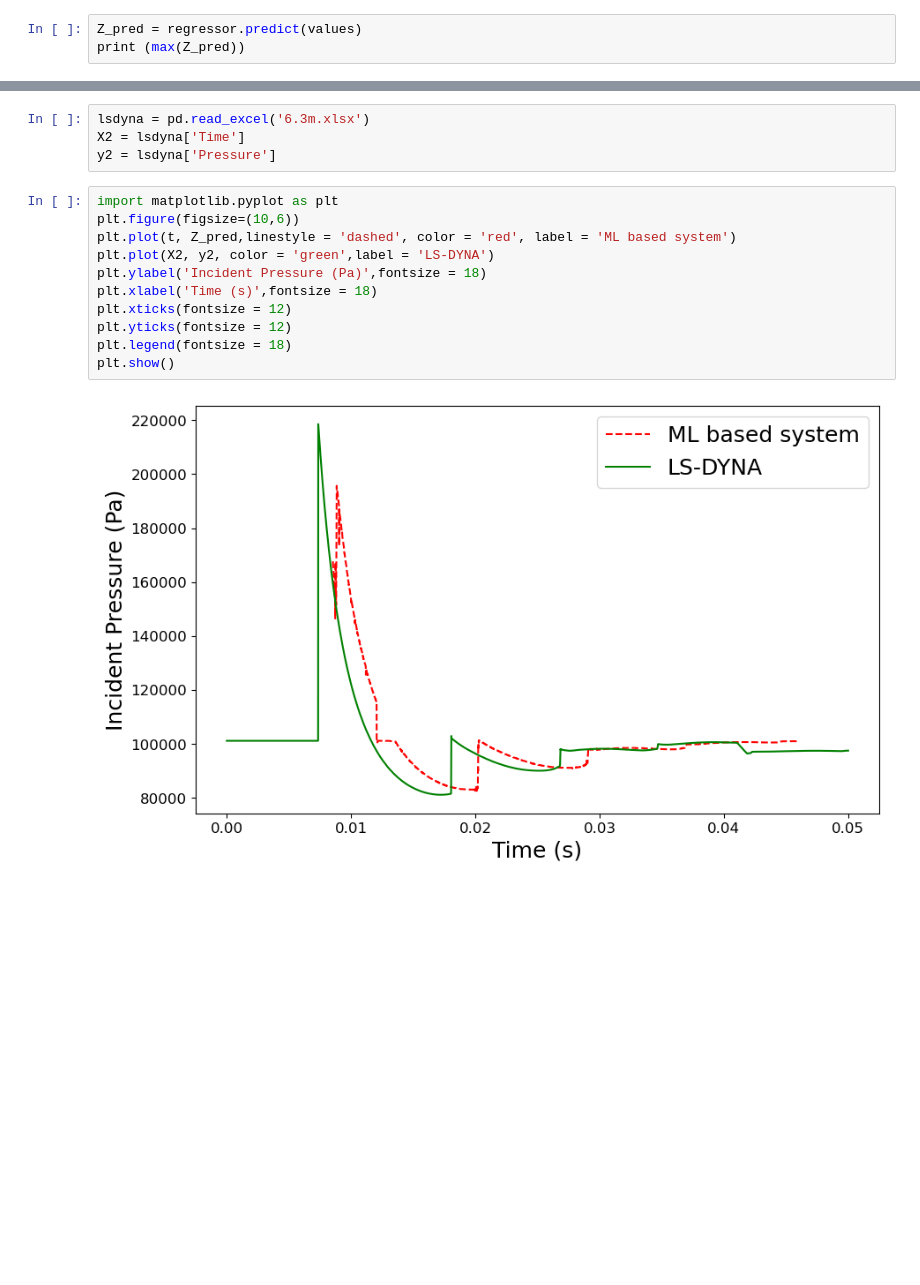
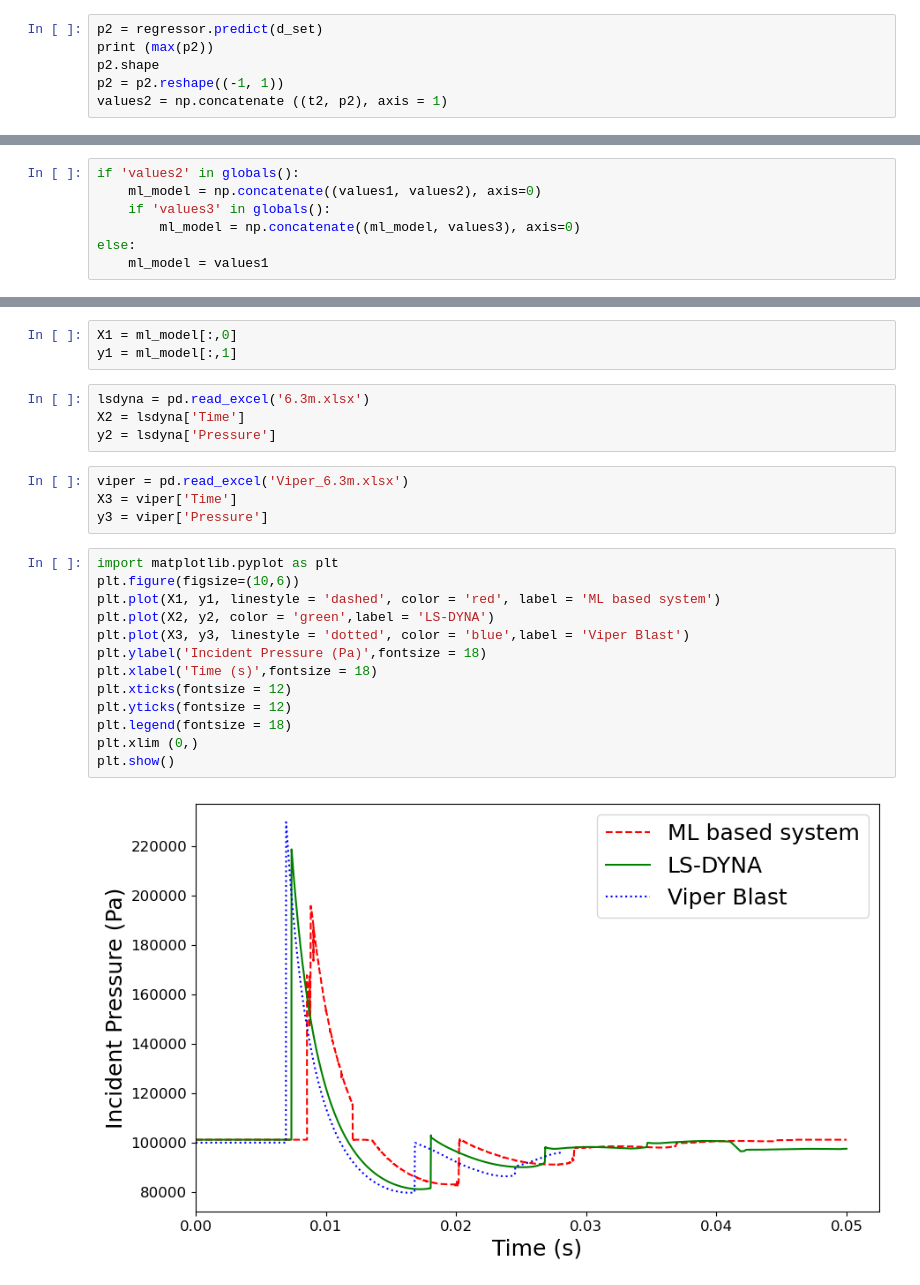
Before and after one commit to ChamodiWidanage/Pressure_history, a Jupyter notebook: Pressure_profiles_codes_sectioned_regression/XGBoost_14.ipynb, the cells around one changed output, grey strips where cells are left out. Cells and saved outputs as stored; diff of their text form; blank space fills up the shorter version.

```diff
--- a/Pressure_profiles_codes_sectioned_regression/XGBoost_14.ipynb
+++ b/Pressure_profiles_codes_sectioned_regression/XGBoost_14.ipynb
@@ -623,5 +665,8 @@ print (values)
 # %%
-Z_pred = regressor.predict(values)
-print (max(Z_pred))
+p2 = regressor.predict(d_set)
+print (max(p2))
+p2.shape
+p2 = p2.reshape((-1, 1))
+values2 = np.concatenate ((t2, p2), axis = 1)
 # %% [output]
 195711.47
@@ -627,0 +675,7 @@ print (max(Z_pred))
+# %%
+if 'values2' in globals():
+    ml_model = np.concatenate((values1, values2), axis=0)
+    if 'values3' in globals():
+        ml_model = np.concatenate((ml_model, values3), axis=0)
+else:
+    ml_model = values1
@@ -628,17 +684,26 @@ print (max(Z_pred))
+# %%
+X1 = ml_model[:,0]
+y1 = ml_model[:,1]
 # %%
 lsdyna = pd.read_excel('6.3m.xlsx')
 X2 = lsdyna['Time']
 y2 = lsdyna['Pressure']
+# %%
+viper = pd.read_excel('Viper_6.3m.xlsx')
+X3 = viper['Time']
+y3 = viper['Pressure']
 # %%
 import matplotlib.pyplot as plt
 plt.figure(figsize=(10,6))
-plt.plot(t, Z_pred,linestyle = 'dashed', color = 'red', label = 'ML based system')
+plt.plot(X1, y1, linestyle = 'dashed', color = 'red', label = 'ML based system')
 plt.plot(X2, y2, color = 'green',label = 'LS-DYNA')
+plt.plot(X3, y3, linestyle = 'dotted', color = 'blue',label = 'Viper Blast')
 plt.ylabel('Incident Pressure (Pa)',fontsize = 18)
 plt.xlabel('Time (s)',fontsize = 18)
 plt.xticks(fontsize = 12)
 plt.yticks(fontsize = 12)
 plt.legend(fontsize = 18)
+plt.xlim (0,)
 plt.show()
 # %% [output]
-[figure, old version]
+[figure, new version]
```
Also changed, not shown: parts of 17 cells of this notebook, 9 other files.
